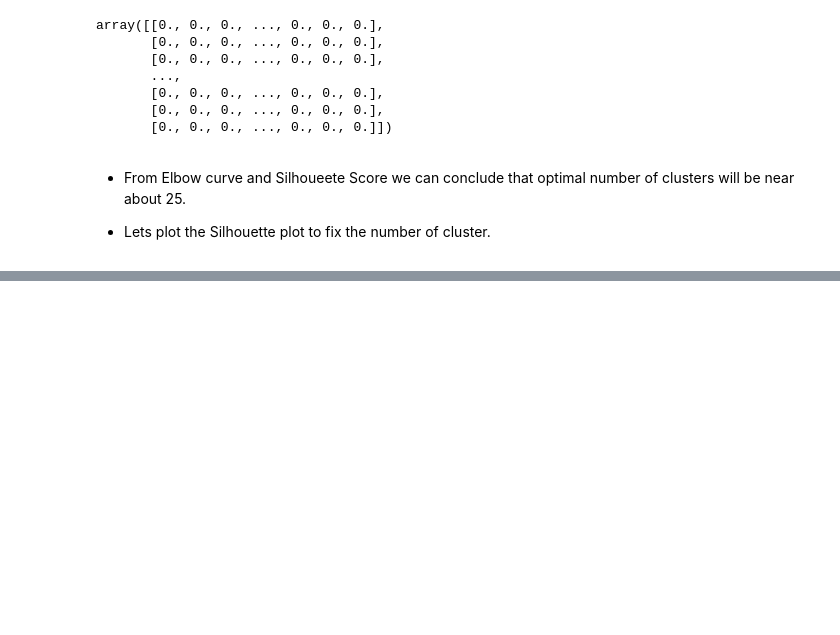
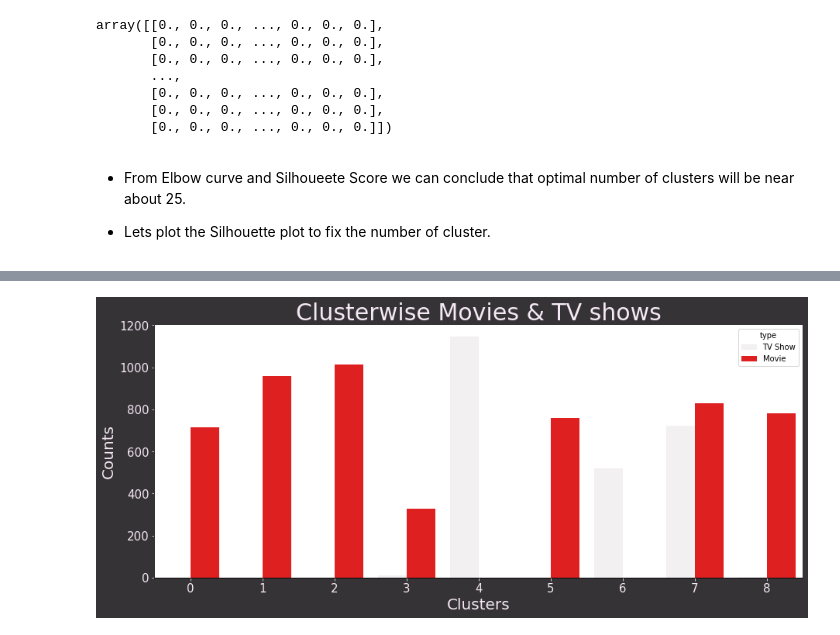
Before and after one commit to AkashK18/-NETFLIX-MOVIES-AND-TV-SHOWS-CLUSTERING, a Jupyter notebook: Netflix_&_TV_Shows.ipynb, the cells around one changed output, grey strips where cells are left out. Saved outputs shown, nothing was run; the diff lists cells and outputs as text; code cells hidden in the pictures; blank space fills up the shorter version.

```diff
--- a/Netflix_&_TV_Shows.ipynb
+++ b/Netflix_&_TV_Shows.ipynb
@@ -1017,0 +1084,7 @@ SyntaxError: ignored
+# %%
+# choosing optimal value of k for clustering
+k = 9
+# %%
+# Clustering the dataset with the optimal number of clusters
+model = KMeans(n_clusters=k, init='k-means++', n_init=10, max_iter=600, tol=0.000001, random_state=0)
+model.fit(X)
@@ -1017,0 +1093,5 @@ SyntaxError: ignored
+# %%
+#Predict the clusters and evaluate the silhouette score
+clusters = model.predict(X)
+score = silhouette_score(X, clusters)
+print("Silhouette score is {}".format(score))
@@ -1017,0 +1100,3 @@ SyntaxError: ignored
+# %%
+# Adding a seperate column for the cluster
+df["cluster"] = clusters
@@ -1017,0 +1125,14 @@ SyntaxError: ignored
+# %%
+ax.patch.set_facecolor('#363336')
+fig, ax = plt.subplots(figsize=(15, 6), facecolor="#363336")
+sns.countplot(x='cluster', hue='type', lw=5, color='red', data=df, ax=ax)
+ax.tick_params(axis='x', colors='#F5E9F5', labelsize=15)
+ax.tick_params(axis='y', colors='#F5E9F5', labelsize=15)
+ax.set_xlabel("Clusters", color='#F5E9F5', fontsize=20)
+ax.set_ylabel("Counts", color='#F5E9F5', fontsize=20)
+ax.set_title("Clusterwise Movies & TV shows", color='#F5E9F5', fontsize=30)
+ax.spines['right'].set_visible(False)
+ax.spines['top'].set_visible(False)
+ax.spines['left'].set_visible(True)
+# %% [output]
+[figure, added]
```
Also changed, not shown: parts of 24 cells of this notebook.
